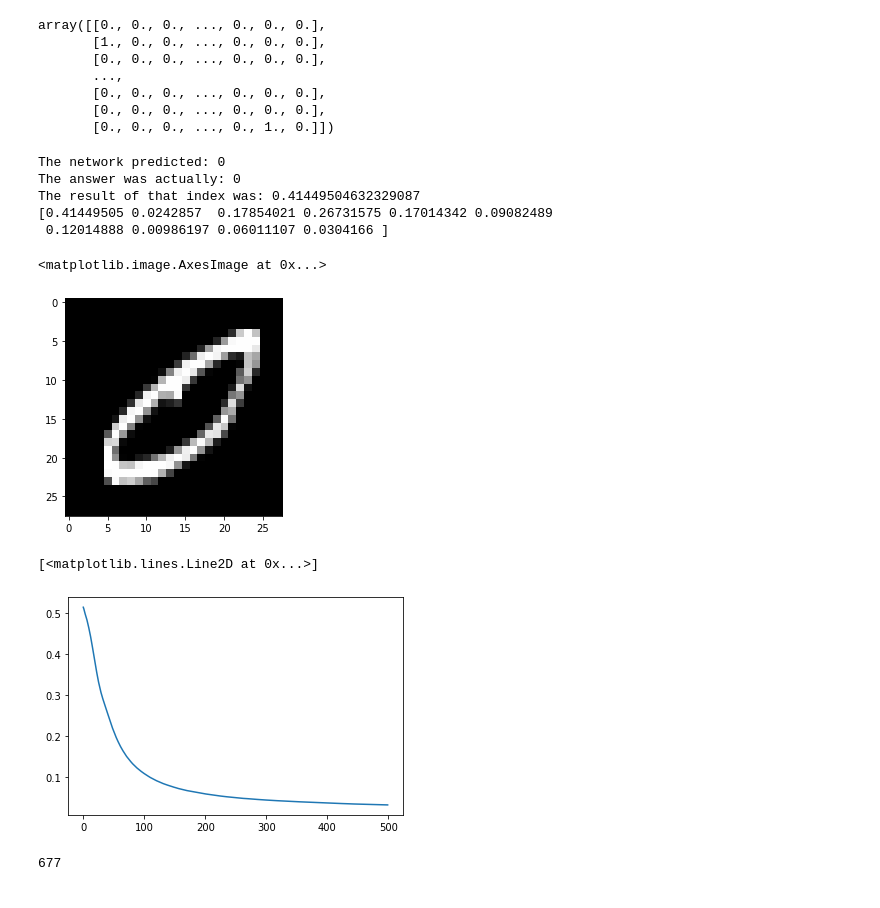
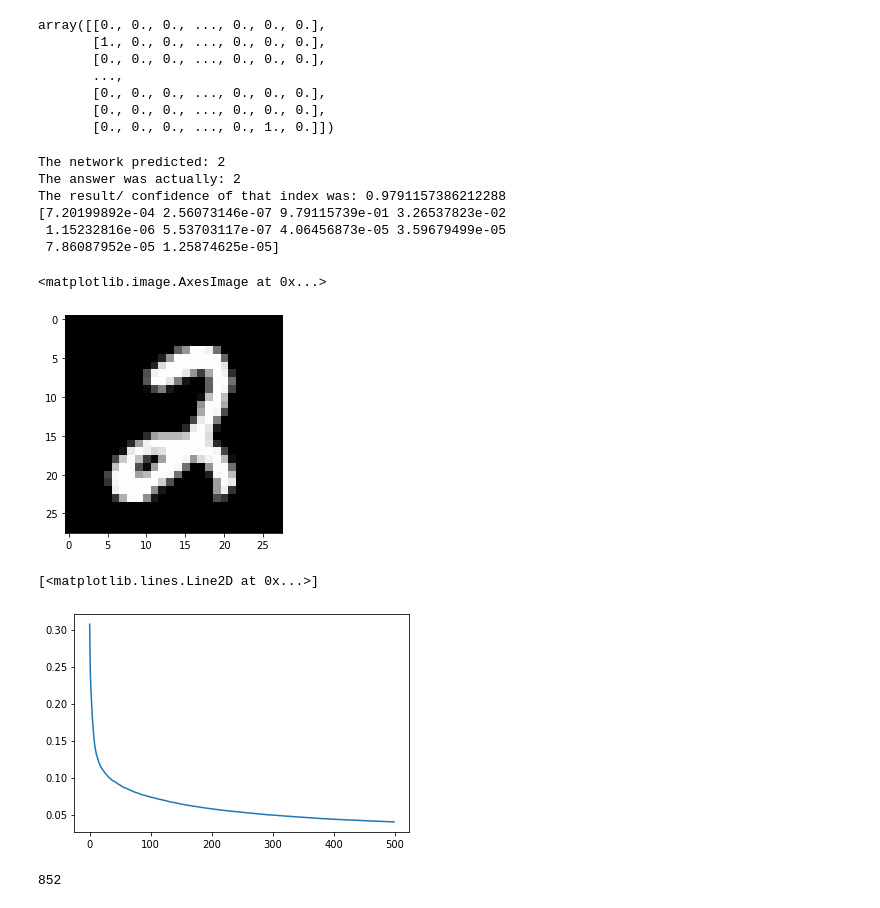
Before and after one commit to jrmoulton/Learn-DL, a Jupyter notebook: Dense.ipynb, the cells around one changed output. Cells and saved outputs as stored; diff of their text form; code cells hidden in the pictures.

Commit message:
Improve effic of comuting num. grads

```diff
--- a/Dense.ipynb
+++ b/Dense.ipynb
@@ -38,6 +38,7 @@ array([[0., 0., 0., ..., 0., 0., 0.],
 # %%
 class Dense:
     def __init__(self, h_layers, n_outputs, img_rows, img_cols, act_funcs=[]):
+        # TODO clean up the init method
         self.img_size = img_rows * img_cols
         # Done this way for clarity of user
         self.h_layers = h_layers.append(n_outputs)
@@ -90,7 +91,7 @@ class Dense:
                 inp = self.act_funcs[i](np.dot(inp, w) + b)
             return inp
 
-    def train(self, data, labels, epochs=500, batch_size=10, lr=.01):
+    def train(self, data, labels, epochs=500, batch_size=10, lr=.22):
         self.data = data
         self.labels = labels
         self.batch_error = []
@@ -107,44 +108,48 @@ class Dense:
                 img_d_w = []
 
                 # TODO Change the loss function (really only affects the outcome in the computed gradient)
-                loss = a[-1] - label
+                loss = (a[-1] - label) ** 2
                 self.batch_error.append(loss.mean())
 
                 # set the final activ. grad. to deriv of loss function evaluated with activation of final layer == result of network
-                d_a = (a[-1] - label) #* 2
-                d_z = 0  # derivaties for current z_nodes
+                d_a = (a[-1] - label) * 2
+                # derivaties for current z_nodes
+                d_z = 0
                 for i in range(1, len(z)+1):
-                    # d_a[-1]
-                    # evaluate the derivative of z_nodes using the derivative of the activ. func used, evaluated at zL, and mult. by the leading grad, because of chain rule, that is stored at d_a[i]
+                    # evaluate the derivative of z_nodes using the derivative of the activ. func used, evaluated at zL, and mult. by the leading grad, because of chain                         rule, that is stored at d_a[i]
                     d_z = self.act_funcs_prime[-i](z[-i]) * d_a
-
                     # The grad. of biases is just that of z_nodes
                     img_d_b.append(d_z)
-                    # TODO There probably is a numpy operation that could replace this for loop
-                    layer_d = []
-                    for d_l in a[-i-1]:
-                        layer_d.append(np.array(d_l * d_z))
-                    img_d_w.append(np.array(layer_d))
+                    # compute the grads for each weight by multiplying the previous grads (d_z) by the actvs. in previous layer
+                    # This creates multiple copies of the activations list so that each can be multiplied element-wise by the prev grads
+                    layer_d = np.array([a[-i-1]] * len(d_z)).T * d_z
+                    img_d_w.append(layer_d)
                     d_a = np.dot(d_z, self.weights[-i].T)
                 batch_d_b.append(img_d_b)
                 batch_d_w.append(np.array(img_d_w))
 
-            batch_d_w = np.array(batch_d_w).mean(axis=0) * .1
-            batch_d_b = np.array(batch_d_b).mean(axis=0) * .1
+            # Compute the average gradient across the mini-batch for weights and biases and mult. by learning rate
+            batch_d_w = np.array(batch_d_w).mean(axis=0) * lr
+            batch_d_b = np.array(batch_d_b).mean(axis=0) * lr
 
+            # Update the network weights and biases by subtracting the gradients which are stored in reverse order
             self.weights = self.weights - batch_d_w[::-1]
             self.biases = self.biases - batch_d_b[::-1]
 
+            # Log the average error from that batch
             self.train_error.append(np.array(self.batch_error).mean())
 
     def _get_batch(self, batch_size):
+        """Internal function to get a mini-batch"""
         indices = np.random.randint(len(self.data), size=batch_size)
-        #indices = [231]
+        #indices = [231] # Used occasionaly to ensure the netowork can overfit
         return self.data[indices].reshape(batch_size, 784), self.labels[indices]
+
+
+    # Define the activation functions and their derivatives
 
     def relu(self, inp):
         return np.maximum(inp,  0)
-
     def relu_prime(self, inp):
         inp[inp <= 0] = 0
         inp[inp > 0] = 1
@@ -152,40 +157,39 @@ class Dense:
 
     def softmax(self, inp):
         return (np.e ** inp) / (sum(np.e ** inp))
-
     def softmax_prime(self, inp):
         pass
 
     def sigmoid(self, inp):
         return 1.0/(1.0+np.exp(-inp))
-
     def sigmoid_prime(self, inp):
         return self.sigmoid(inp) * (1 - self.sigmoid(inp))
 # %%
 temp = Dense([16,16], 10, 28, 28, ["relu", "relu", "sigmoid"])
 # %%
-temp.train(x, y, 500, 20)
+temp.train(x, y, 500, 30)
 # %%
-temp_i = 1029
+temp_i = 3305
 temp_out = temp.forward(x[temp_i].reshape(784,))
 print(f"The network predicted: {temp_out.argmax()}")
 print(f"The answer was actually: {y[temp_i].argmax()}")
-print(f"The result of that index was: {temp_out[temp_out.argmax()]}")
+print(f"The result/ confidence of that index was: {temp_out[temp_out.argmax()]}")
 print(temp_out)
 plt.imshow(x[temp_i], cmap="gray")
 # %% [output]
-The network predicted: 0
-The answer was actually: 0
-The result of that index was: 0.41449504632329087
-[0.41449505 0.0242857  0.17854021 0.26731575 0.17014342 0.09082489
- 0.12014888 0.00986197 0.06011107 0.0304166 ]
+The network predicted: 2
+The answer was actually: 2
+The result/ confidence of that index was: 0.9791157386212288
+[7.20199892e-04 2.56073146e-07 9.79115739e-01 3.26537823e-02
+ 1.15232816e-06 5.53703117e-07 4.06456873e-05 3.59679499e-05
+ 7.86087952e-05 1.25874625e-05]
 <matplotlib.image.AxesImage at 0x...>
-[figure, old version]
+[figure, new version]
 # %%
 plt.plot(temp.train_error)
 # %% [output]
 [<matplotlib.lines.Line2D at 0x...>]
-[figure, old version]
+[figure, new version]
 # %%
 df_test = pd.read_csv("Data/mnist_test.csv")
 y_test = df_test.label
@@ -209,4 +213,4 @@ for i in range(len(x_test_batch)):
 # %%
 np.count_nonzero(np.array(acc))
 # %% [output]
-677
+852
```
Also changed, not shown: parts of 17 cells of this notebook, 1 other file.
